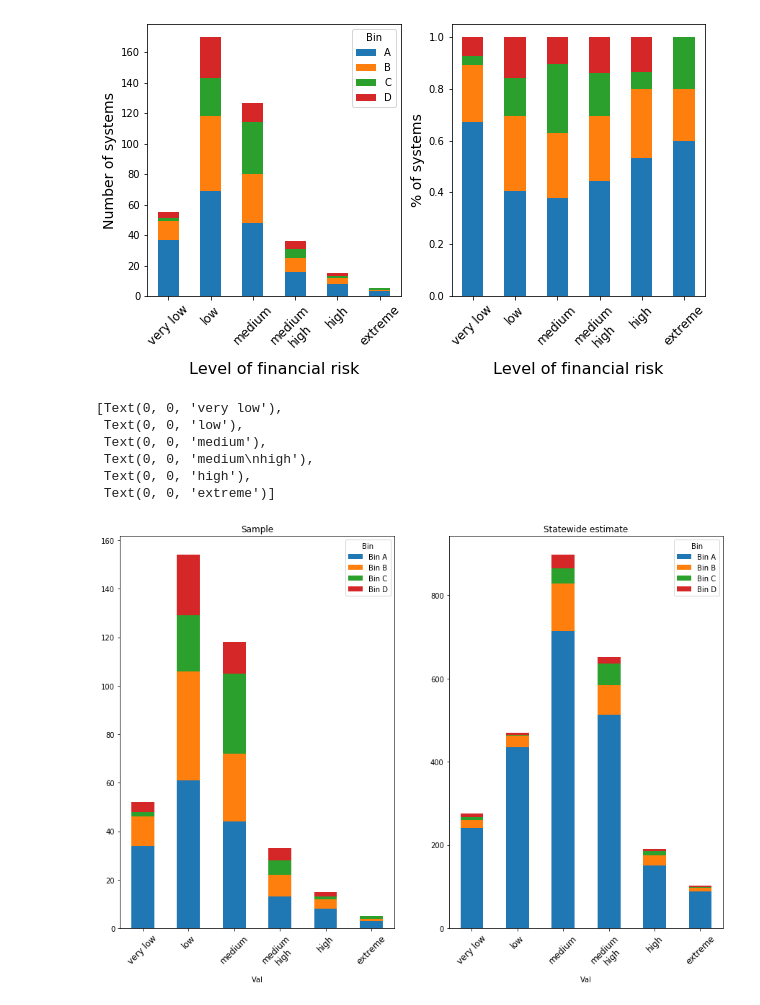
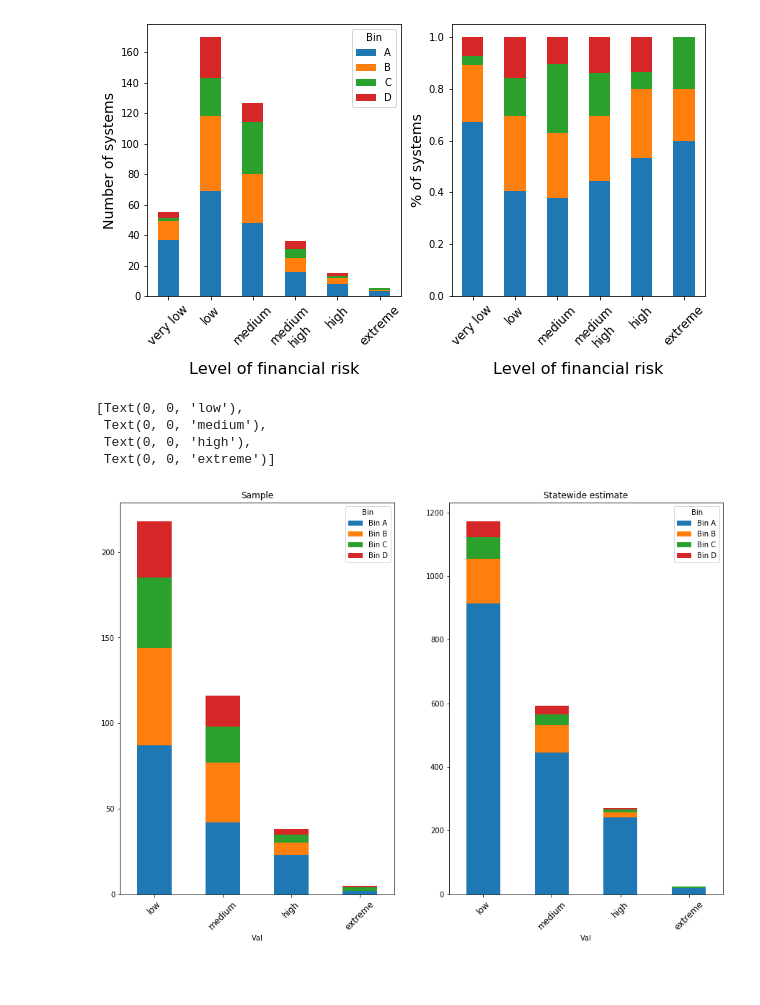
Before and after one commit to ScottCoffin/EconImpact, a Jupyter notebook: Python/Data Processing.ipynb, the cells around one changed output. Drawn from its saved outputs; the diff is of its cells as text; code cells hidden in the pictures; blank space fills up the shorter version.

Commit message:
calculated financial vulnerability scores

```diff
--- a/Python/Data Processing.ipynb
+++ b/Python/Data Processing.ipynb
@@ -327,24 +327,3 @@ ax[1].set_ylabel('% of systems',size=14)
 # %% [output]
 Text(0, 0.5, '% of systems')
 [figure]
-# %%
-#Statewide estimates with weights and imputed results
-imp_data=pd.read_csv('../Datasets/fullSurveyIMPUTED.csv',encoding = "ISO-8859-1")
-risk_data=imp_data[['tag','cash_score','ratio_score','month_score','risk_score_avg','final.weight.nonresponse','fpc']]
-risk_data.loc[:,'w_f']=risk_data['final.weight.nonresponse']*risk_data['fpc']
-risk_data.loc[:,'lab_avg']=pd.to_numeric(pd.cut(risk_data['risk_score_avg'],bins=[-1,0.25,1.5,2.5,3.5,4.5,5.5],labels=[0,1,2,3,4,5]))
-#Testing the weighting
-summ_frame=pd.DataFrame()
-x=0
-for c in ['cash_score','ratio_score','month_score','lab_avg']:
-    dsub=risk_data[['tag','final.weight.nonresponse',c]].fillna(-1)
-    surv_resp=dsub.groupby(['tag',c]).size().unstack()
-    state_resp=dsub.groupby(['tag',c]).sum().unstack()
-    for t in dsub['tag'].unique():
-        for i in range(-1,6):
-            summ_frame.loc[x,'Var']=c
-            summ_frame.loc[x,'Val']=i
-            summ_frame.loc[x,'Bin']=t
-            summ_frame.loc[x,'N']=surv_resp.loc[t][i]
-            summ_frame.loc[x,'N_W']=state_resp.loc[t][i]
-            x+=1
@@ -353,17 +422,15 @@ summ_frame.pivot_table(index=['Var','Bin'],columns='Val',values=['N','N_W']).to_
 # %%
-df_pivot=summ_frame.pivot_table(index=['Var','Bin'],columns='Val',values=['N','N_W'])
+df_pivot=summ_final.pivot_table(index=['Var','Bin'],columns='Val',values=['N','N_W'])
 fig,ax=plt.subplots(1,2,figsize=(15,10))
-df_pivot.loc['lab_avg','N'][[0,1,2,3,4,5]].transpose().plot(kind='bar',stacked=True,ax=ax[0])
-df_pivot.loc['lab_avg','N_W'][[0,1,2,3,4,5]].transpose().plot(kind='bar',stacked=True,ax=ax[1])
+df_pivot.loc['VScore','N'][[0,1,2,3]].transpose().plot(kind='bar',stacked=True,ax=ax[0])
+df_pivot.loc['VScore','N_W'][[0,1,2,3]].transpose().plot(kind='bar',stacked=True,ax=ax[1])
 ax[0].set_title('Sample')
 ax[1].set_title('Statewide estimate')
-ax[0].set_xticklabels(['very low','low','medium','medium\nhigh','high','extreme'],rotation=45,size=12)
-ax[1].set_xticklabels(['very low','low','medium','medium\nhigh','high','extreme'],rotation=45,size=12)
+ax[0].set_xticklabels(['low','medium','high','extreme'],rotation=45,size=12)
+ax[1].set_xticklabels(['low','medium','high','extreme'],rotation=45,size=12)
 # %% [output]
-[Text(0, 0, 'very low'),
- Text(0, 0, 'low'),
+[Text(0, 0, 'low'),
  Text(0, 0, 'medium'),
- Text(0, 0, 'medium\nhigh'),
  Text(0, 0, 'high'),
  Text(0, 0, 'extreme')]
-[figure, old version]
+[figure, new version]
```
Also changed, not shown: parts of 3 cells of this notebook, 4 other files.
